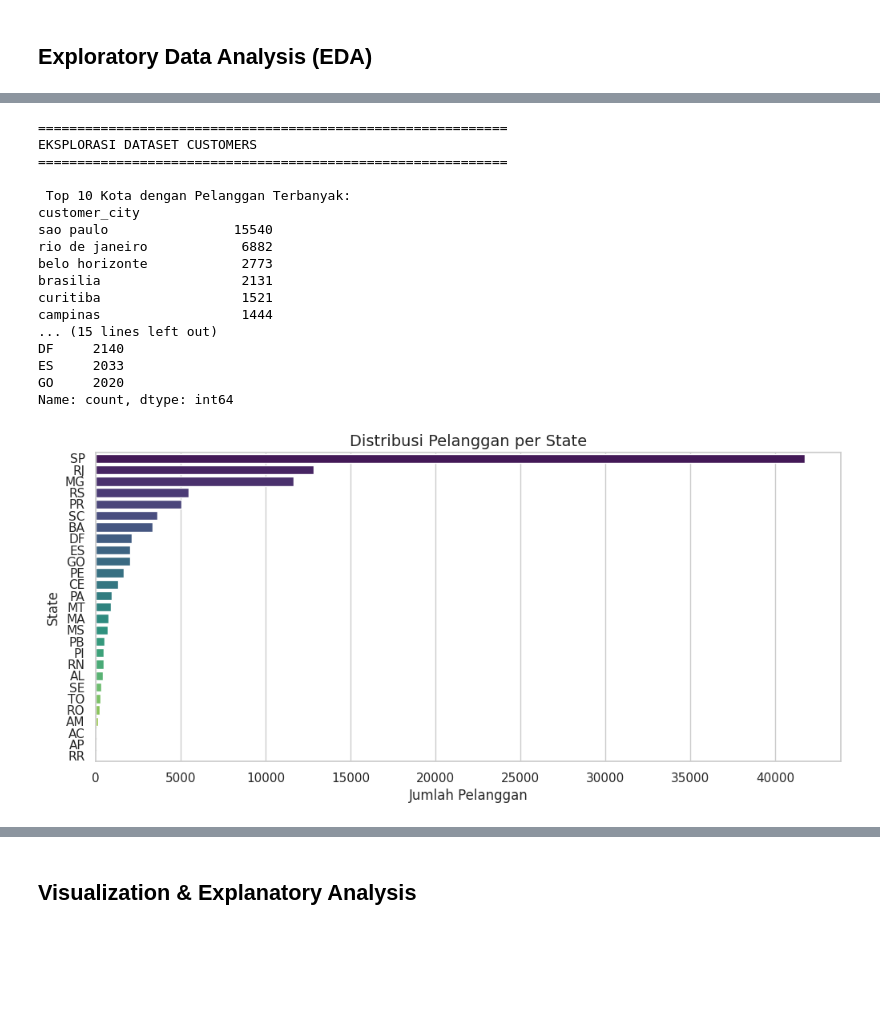
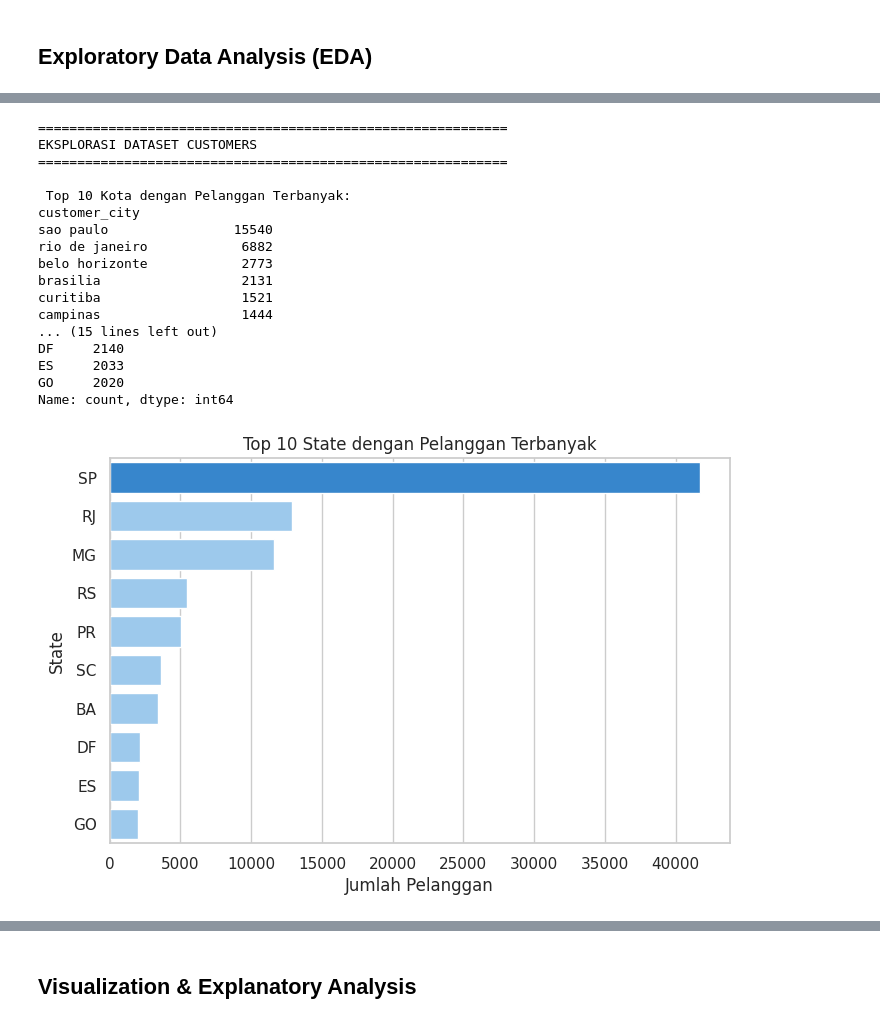
Before and after one commit to budiselection/olist-ecommerce-analysis, a Jupyter notebook: Proyek_Analisis_Data.ipynb, the cells around one changed output, grey strips where cells are left out. Drawn from its saved outputs; the diff is of its cells as text; code cells hidden in the pictures; blank space fills up the shorter version.

Commit message:
Update dashboard, data, and notebook with final revisions

```diff
--- a/Proyek_Analisis_Data.ipynb
+++ b/Proyek_Analisis_Data.ipynb
@@ -831,42 +796,39 @@ top_cities = customers_df['customer_city'].value_counts().head(10)
 print("\n Top 10 Kota dengan Pelanggan Terbanyak:")
 print(top_cities)
 
 # Distribusi pelanggan per state (top 10)
 top_states = customers_df['customer_state'].value_counts().head(10)
 print("\n Top 10 State dengan Pelanggan Terbanyak:")
 print(top_states)
 
 # Visualisasi distribusi pelanggan per state
-plt.figure(figsize=(12, 5))
-sns.countplot(
-    y='customer_state',
-    data=customers_df,
-    order=customers_df['customer_state'].value_counts().index,
-    palette='viridis'
-)
-plt.title('Distribusi Pelanggan per State', fontsize=14)
+plt.figure(figsize=(8, 5))
+top_states = customers_df['customer_state'].value_counts().head(10)
+colors = ['#1E88E5' if i == 0 else '#90CAF9' for i in range(len(top_states))]
+sns.barplot(y=top_states.index, x=top_states.values, palette=colors)
+plt.title('Top 10 State dengan Pelanggan Terbanyak', fontsize=12)
 plt.xlabel('Jumlah Pelanggan')
 plt.ylabel('State')
 plt.show()
 # %% [output]
 ============================================================
 EKSPLORASI DATASET CUSTOMERS
 ============================================================
 
  Top 10 Kota dengan Pelanggan Terbanyak:
 customer_city
 sao paulo                15540
 rio de janeiro            6882
 belo horizonte            2773
 brasilia                  2131
 curitiba                  1521
 campinas                  1444
 ... (15 lines left out)
 DF     2140
 ES     2033
 GO     2020
 Name: count, dtype: int64
-[figure, old version]
+[figure, new version]
 # %%
 # =====================================================
 # EKSPLORASI DATASET SELLERS
```
Also changed, not shown: parts of 48 cells of this notebook, 3 other files.
